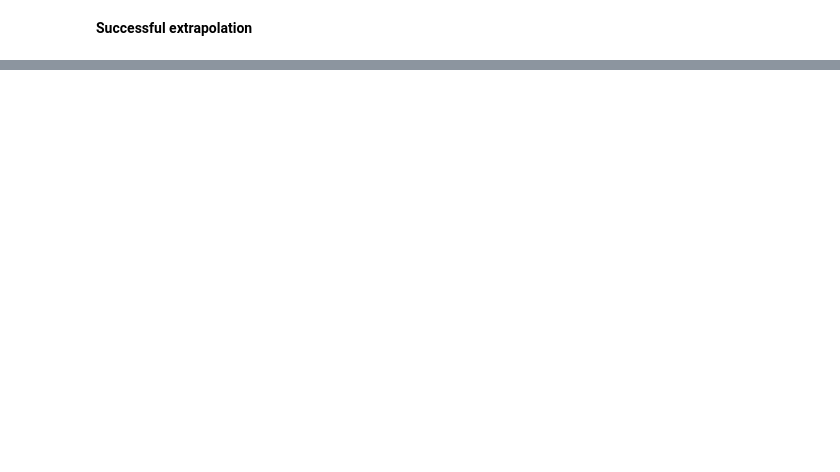
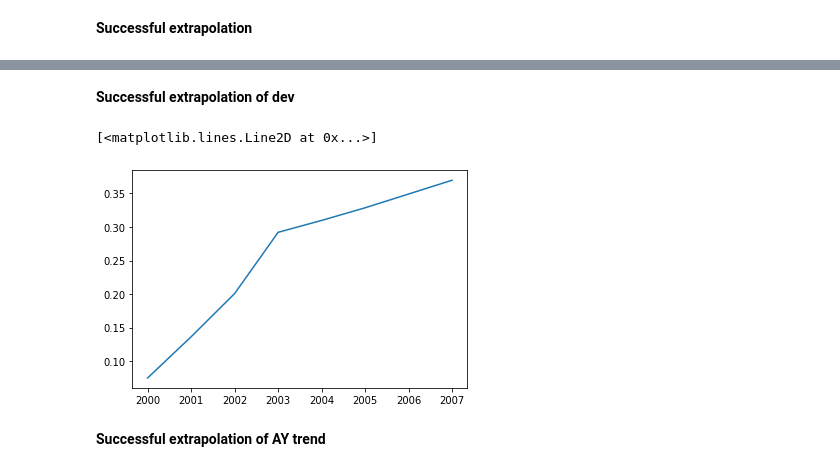
Before and after one commit to sws144/casestudy1, a Jupyter notebook: imbalanced_wdev.ipynb, the cells around one changed output, grey strips where cells are left out. Saved outputs shown, nothing was run; the diff lists cells and outputs as text; code cells hidden in the pictures; blank space fills up the shorter version.

```diff
--- a/imbalanced_wdev.ipynb
+++ b/imbalanced_wdev.ipynb
@@ -357,0 +388,6 @@ plt.plot(res2_df['Dev'],res2_df['Loss_pred'])
+# %%
+X_later = pd.DataFrame([[6,2000],[6,2001],[6,2002],[6,2003],[6,2004],[6,2005],[6,2007]],columns=['Dev',"AY"])
+
+res2_df = X_later.copy(deep=True)
+
+res2_df["Loss_pred"] = model.predict(X_later)
@@ -357,0 +405,9 @@ plt.plot(res2_df['Dev'],res2_df['Loss_pred'])
+# %% [markdown]
+**Successful extrapolation of dev**
+# %%
+plt.plot(res2_df['AY'],res2_df['Loss_pred'])
+# %% [output]
+[<matplotlib.lines.Line2D at 0x...>]
+[figure, added]
+# %% [markdown]
+**Successful extrapolation of AY trend**
```
Also changed, not shown: parts of 33 cells of this notebook, 3 other files.
